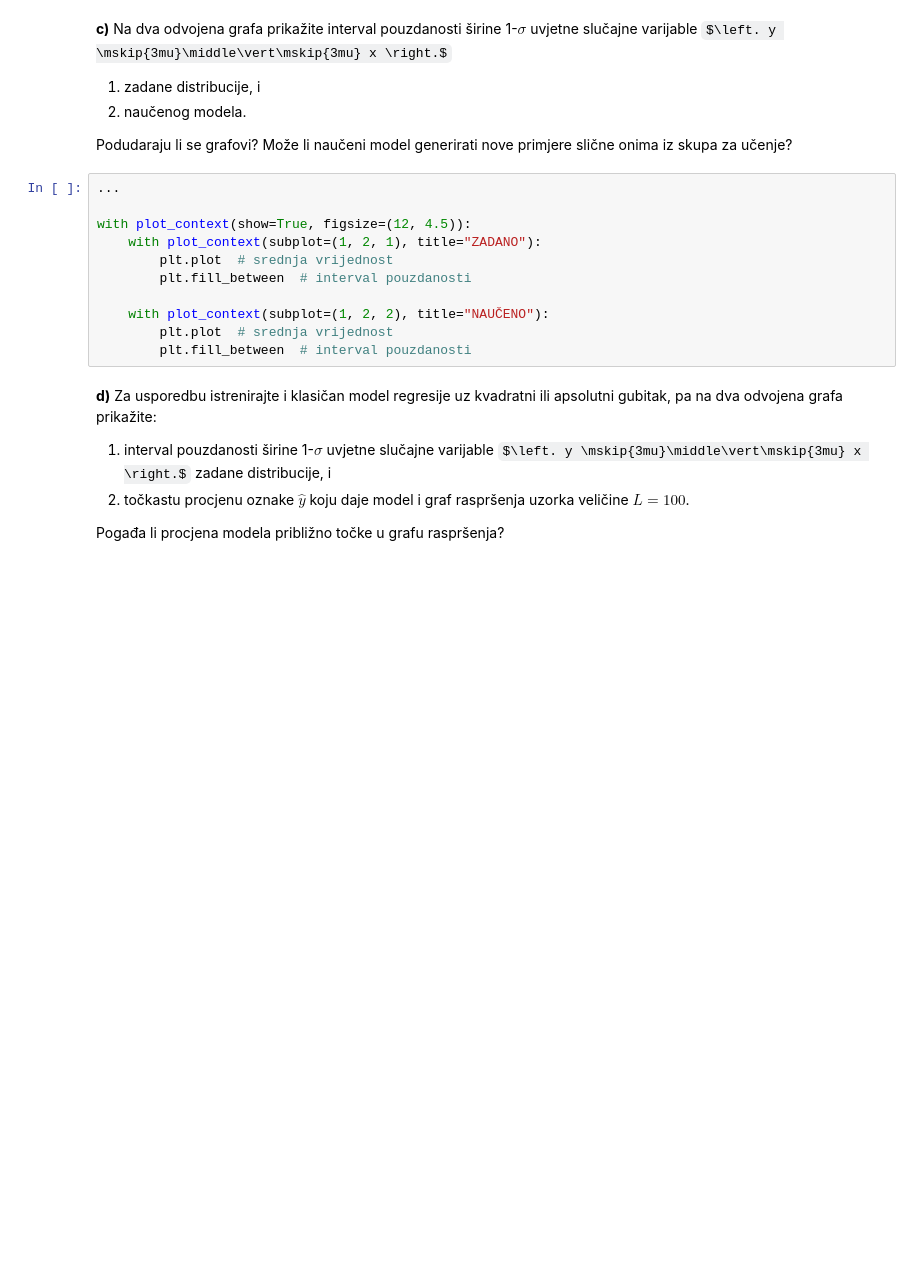
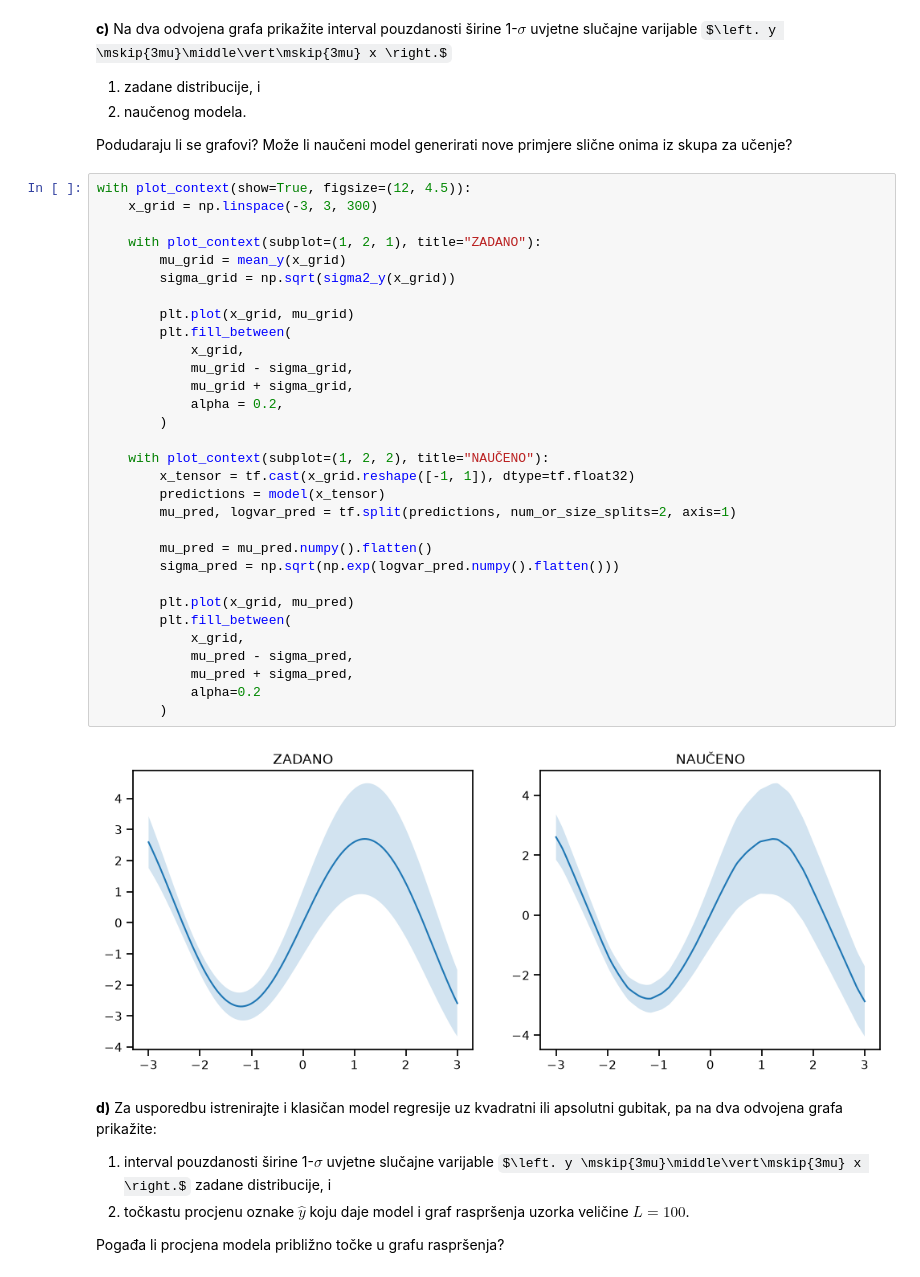
Before and after one commit to Ivan-Dujmic/FER-Deep-Learning-2, a Jupyter notebook: Lab1/lab_1.ipynb, the cells around one changed output. Cells and saved outputs as stored; diff of their text form; some formulas as TeX source; blank space fills up the shorter version.

```diff
--- a/Lab1/lab_1.ipynb
+++ b/Lab1/lab_1.ipynb
@@ -469,16 +497,38 @@ for _ in range(1000):
 Podudaraju li se grafovi?
 Može li naučeni model generirati nove primjere slične onima iz skupa za učenje?
 # %%
-...
+with plot_context(show=True, figsize=(12, 4.5)):
+    x_grid = np.linspace(-3, 3, 300)
 
-with plot_context(show=True, figsize=(12, 4.5)):
     with plot_context(subplot=(1, 2, 1), title="ZADANO"):
-        plt.plot  # srednja vrijednost
-        plt.fill_between  # interval pouzdanosti
+        mu_grid = mean_y(x_grid)
+        sigma_grid = np.sqrt(sigma2_y(x_grid))
+
+        plt.plot(x_grid, mu_grid)
+        plt.fill_between(
+            x_grid,
+            mu_grid - sigma_grid,
+            mu_grid + sigma_grid,
+            alpha = 0.2,
+        )
 
     with plot_context(subplot=(1, 2, 2), title="NAUČENO"):
-        plt.plot  # srednja vrijednost
-        plt.fill_between  # interval pouzdanosti
+        x_tensor = tf.cast(x_grid.reshape([-1, 1]), dtype=tf.float32)
+        predictions = model(x_tensor)
+        mu_pred, logvar_pred = tf.split(predictions, num_or_size_splits=2, axis=1)
+
+        mu_pred = mu_pred.numpy().flatten()
+        sigma_pred = np.sqrt(np.exp(logvar_pred.numpy().flatten()))
+
+        plt.plot(x_grid, mu_pred)
+        plt.fill_between(
+            x_grid,
+            mu_pred - sigma_pred,
+            mu_pred + sigma_pred,
+            alpha=0.2
+        )
+# %% [output]
+[figure, added]
 # %% [markdown]
 <b>d)</b>
 Za usporedbu istrenirajte i klasičan model regresije uz kvadratni ili apsolutni gubitak, pa na dva odvojena grafa prikažite:
```
Also changed, not shown: parts of 4 cells of this notebook.
